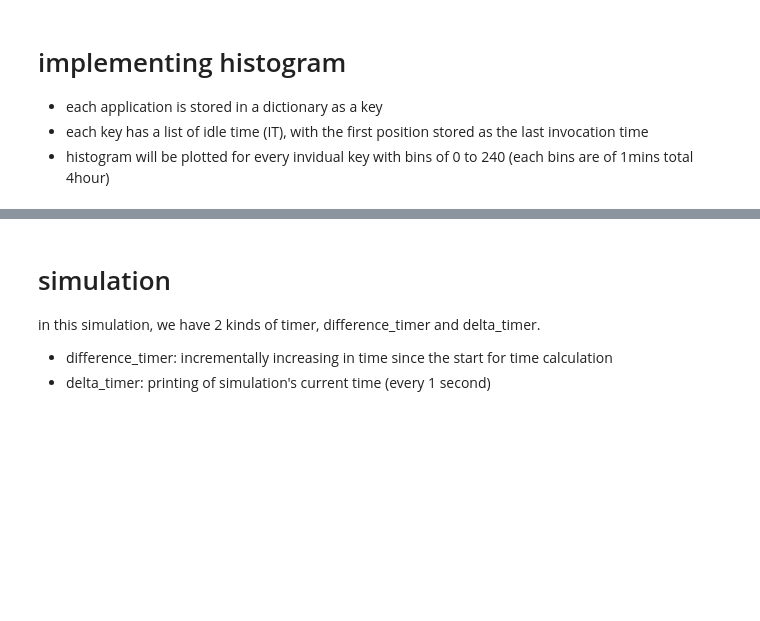
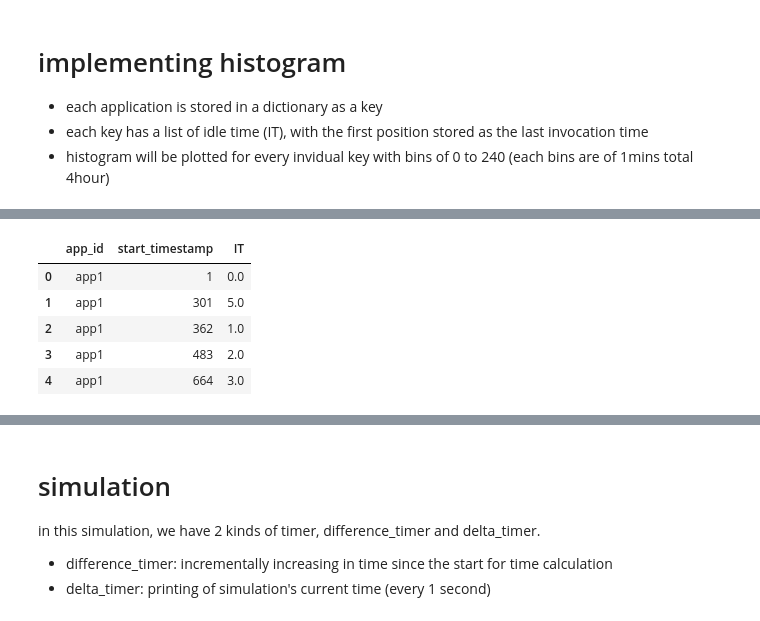
Before and after one commit to c-zhihao/FYP_Serverless_Cloud, a Jupyter notebook: FYP_Hybrid_Histogram_Policy.ipynb, the cells around one changed output, grey strips where cells are left out. Drawn from its saved outputs; the diff is of its cells as text; code cells hidden in the pictures; blank space fills up the shorter version.

```diff
--- a/FYP_Hybrid_Histogram_Policy.ipynb
+++ b/FYP_Hybrid_Histogram_Policy.ipynb
@@ -107,3 +143,28 @@ incoming_invocations = [['app1', 1], # cold start, new id
+# %%
+#append IT to the DF
+listIT = []
+tempDict = {}
+app_id = df['app_id']
+start_time = df['start_timestamp']
+for i in range(0,len(df)):
+    if tempDict.get(app_id[i]) == None:
+        tempDict[app_id[i]] = start_time[i]
+        listIT.append(0)
+    else:
+        IT = start_time[i] - tempDict.get(app_id[i])
+        IT = np.floor(IT/60)
+        tempDict[app_id[i]] = start_time[i]
+        listIT.append(IT)
+
+df["IT"] = listIT
+df.head()
+# %% [output]
+|  | app_id | start_timestamp | IT |
+| 0 | app1 | 1 | 0.0 |
+| 1 | app1 | 301 | 5.0 |
+| 2 | app1 | 362 | 1.0 |
+| 3 | app1 | 483 | 2.0 |
+| 4 | app1 | 664 | 3.0 |
 # %% [markdown]
 # how an application will be stored in a dictionary:
 { 'application1': [datetime.datetime(2023, 3, 12, 2, 0, 22, 60499),  0.0,  0.0,  0.0,  0.0,  0.0,  0.0,  0.0,  0.0,  0.0,  0.0,  0.0], <br>
```
Also changed, not shown: parts of 28 cells of this notebook.
